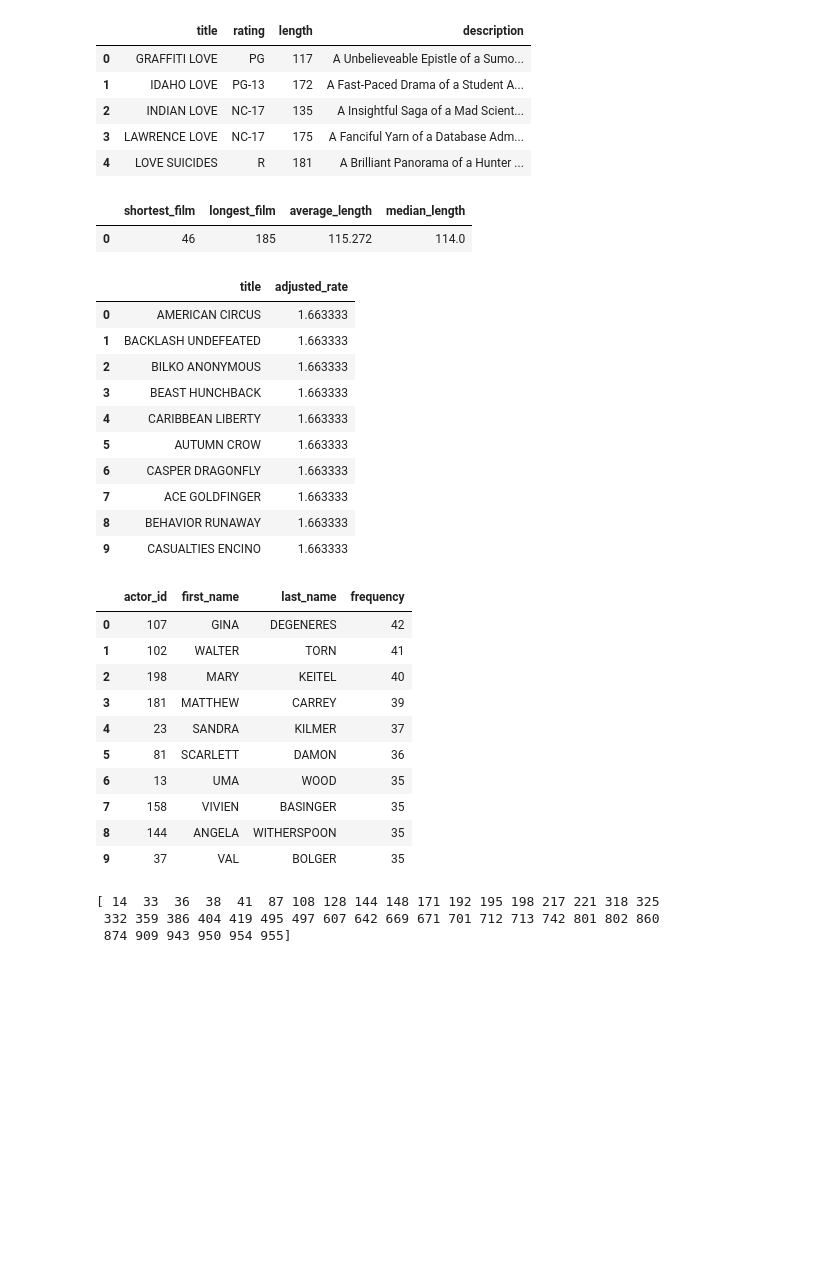
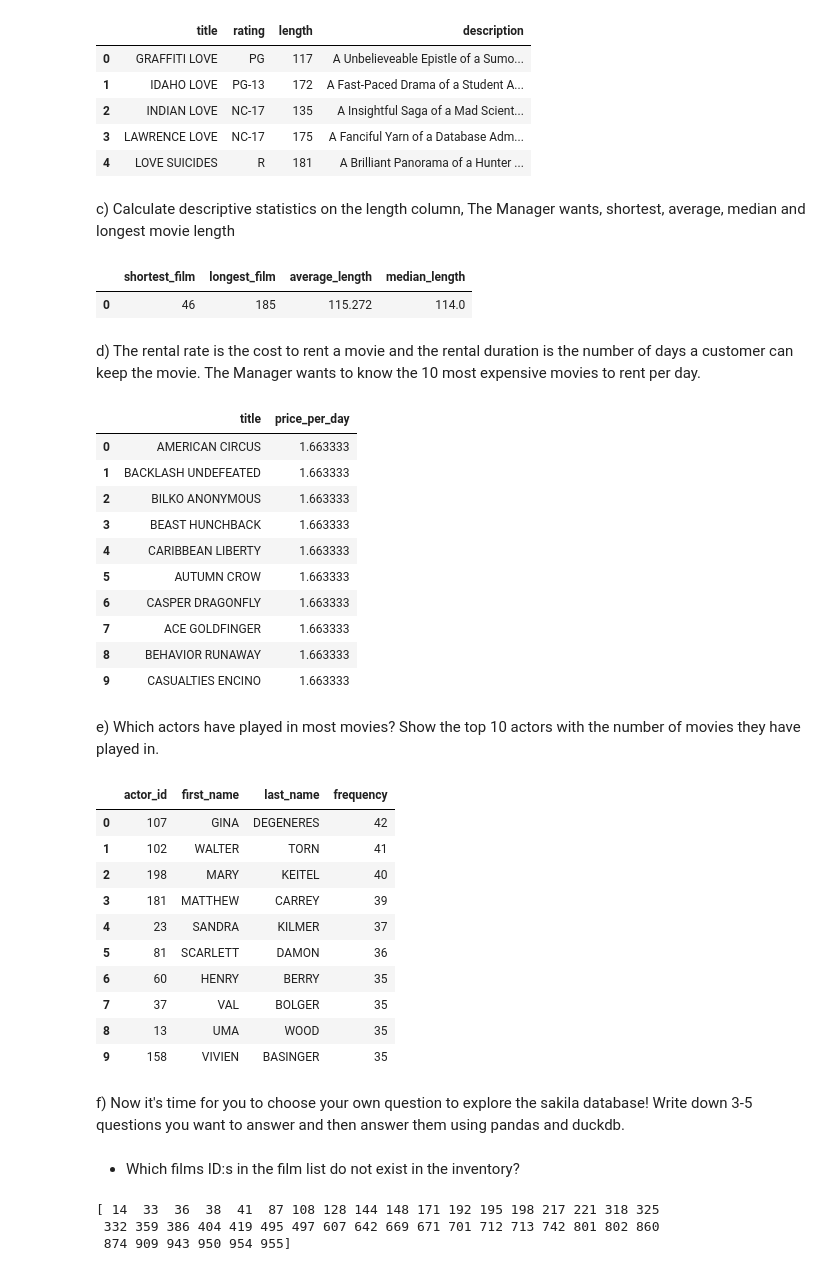
Before and after one commit to karlrydberg-stack/lab_sql_karl_rydberg_de25, a Jupyter notebook: task_1_task_2.ipynb, the cells around one changed output. Saved outputs shown, nothing was run; the diff lists cells and outputs as text; code cells hidden in the pictures; blank space fills up the shorter version.

```diff
--- a/task_1_task_2.ipynb
+++ b/task_1_task_2.ipynb
@@ -16,13 +18,12 @@ TASK 1
 # %%
-# a)
-
-a = duckdb.sql("""--sql
+longest_movies = duckdb.sql("""--sql
                SELECT
                 title,
                 length
                FROM film
                WHERE length > 180
-               ORDER BY length DESC;""").df()
-a.head()
+               ORDER BY length DESC
+               LIMIT 5;""").df()
+longest_movies
 # %% [output]
 |  | title | length |
@@ -50,4 +55,7 @@ b
 | 2 | INDIAN LOVE | NC-17 | 135 | A Insightful Saga of a Mad Scient... |
 | 3 | LAWRENCE LOVE | NC-17 | 175 | A Fanciful Yarn of a Database Adm... |
 | 4 | LOVE SUICIDES | R | 181 | A Brilliant Panorama of a Hunter ... |
+# %% [markdown]
+c) Calculate descriptive statistics on the length column, The Manager wants, shortest, average, median and
+   longest movie length
 # %%
@@ -63,18 +70,20 @@ c
 # %% [output]
 |  | shortest_film | longest_film | average_length | median_length |
 | 0 | 46 | 185 | 115.272 | 114.0 |
+# %% [markdown]
+d) The rental rate is the cost to rent a movie and the rental duration is the number of days a customer can
+   keep the movie. The Manager wants to know the 10 most expensive movies to rent per day.
 # %%
-# d)
-d = duckdb.sql("""--sql
+price_per_day = duckdb.sql("""--sql
                SELECT
                 title,
-                rental_rate/rental_duration AS adjusted_rate
+                rental_rate/rental_duration AS price_per_day
                FROM film
-               ORDER BY adjusted_rate DESC
+               ORDER BY price_per_day DESC
                LIMIT 10;""").df()
-d
+price_per_day
 # %% [output]
-|  | title | adjusted_rate |
+|  | title | price_per_day |
 | 0 | AMERICAN CIRCUS | 1.663333 |
 | 1 | BACKLASH UNDEFEATED | 1.663333 |
 | 2 | BILKO ANONYMOUS | 1.663333 |
@@ -85,30 +94,37 @@ d
 | 7 | ACE GOLDFINGER | 1.663333 |
 | 8 | BEHAVIOR RUNAWAY | 1.663333 |
 | 9 | CASUALTIES ENCINO | 1.663333 |
+# %% [markdown]
+e) Which actors have played in most movies? Show the top 10 actors with the number of movies they have
+   played in.
 # %%
-# e)
-e = duckdb.sql("""--sql
+actor_ocurrence = duckdb.sql("""--sql
                SELECT
                 fa.actor_id,
                 a.first_name,
                 a.last_name,
                COUNT(fa.film_id) AS frequency
                FROM actor a
                LEFT JOIN film_actor fa ON a.actor_id = fa.actor_id
                GROUP BY fa.actor_id, a.first_name, a.last_name
                ORDER BY frequency DESC
                LIMIT 10;""").df()
-e
+actor_ocurrence
 # %% [output]
 |  | actor_id | first_name | last_name | frequency |
 | 0 | 107 | GINA | DEGENERES | 42 |
 | 1 | 102 | WALTER | TORN | 41 |
 | 2 | 198 | MARY | KEITEL | 40 |
 | 3 | 181 | MATTHEW | CARREY | 39 |
 | 4 | 23 | SANDRA | KILMER | 37 |
 | 5 | 81 | SCARLETT | DAMON | 36 |
-| 6 | 13 | UMA | WOOD | 35 |
-| 7 | 158 | VIVIEN | BASINGER | 35 |
-| 8 | 144 | ANGELA | WITHERSPOON | 35 |
-| 9 | 37 | VAL | BOLGER | 35 |
+| 6 | 60 | HENRY | BERRY | 35 |
+| 7 | 37 | VAL | BOLGER | 35 |
+| 8 | 13 | UMA | WOOD | 35 |
+| 9 | 158 | VIVIEN | BASINGER | 35 |
+# %% [markdown]
+f) Now it's time for you to choose your own question to explore the sakila database! Write down 3-5
+questions you want to answer and then answer them using pandas and duckdb.
+# %% [markdown]
+- Which films ID:s in the film list do not exist in the inventory?
 # %%
```
Also changed, not shown: parts of 20 cells of this notebook.
